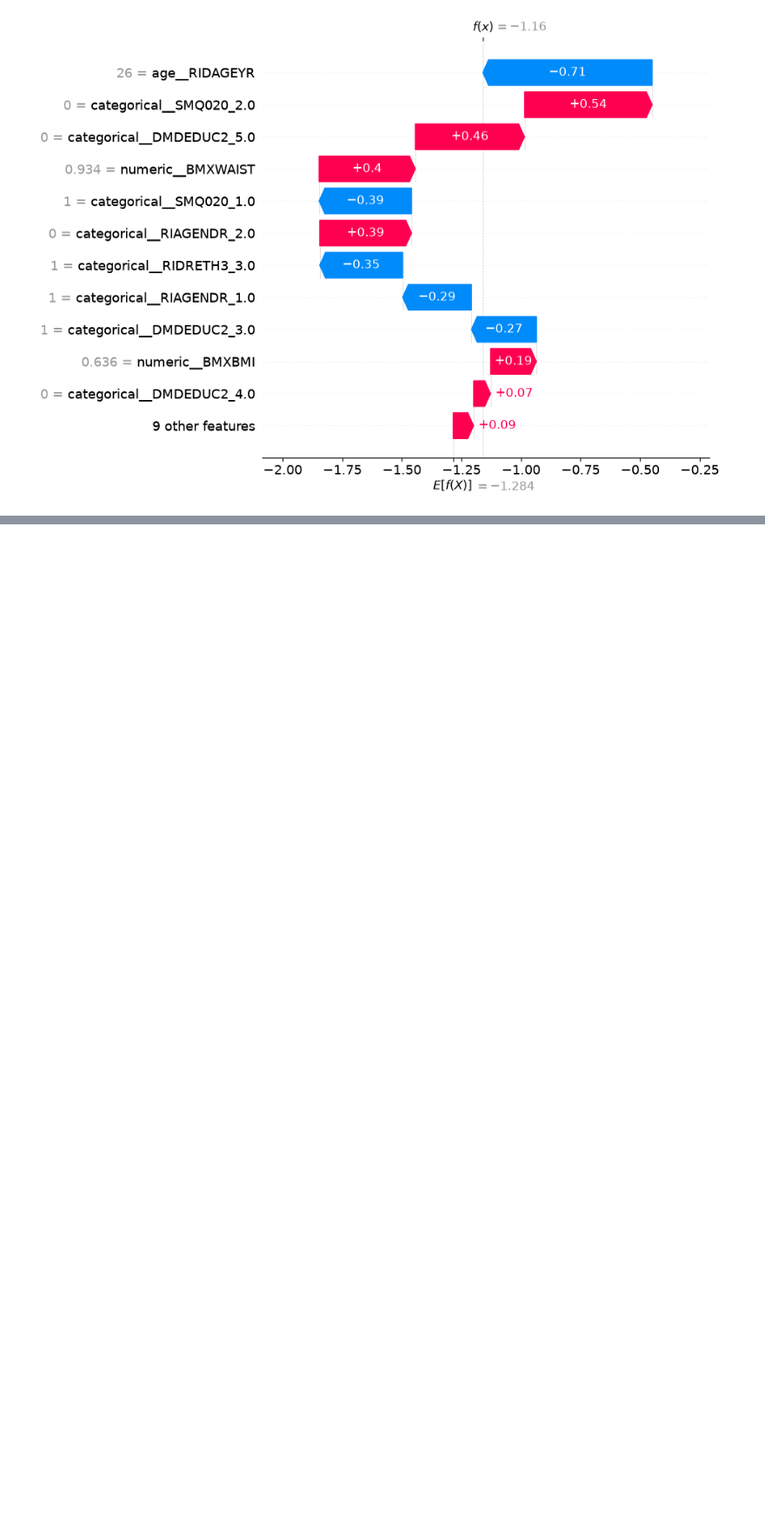
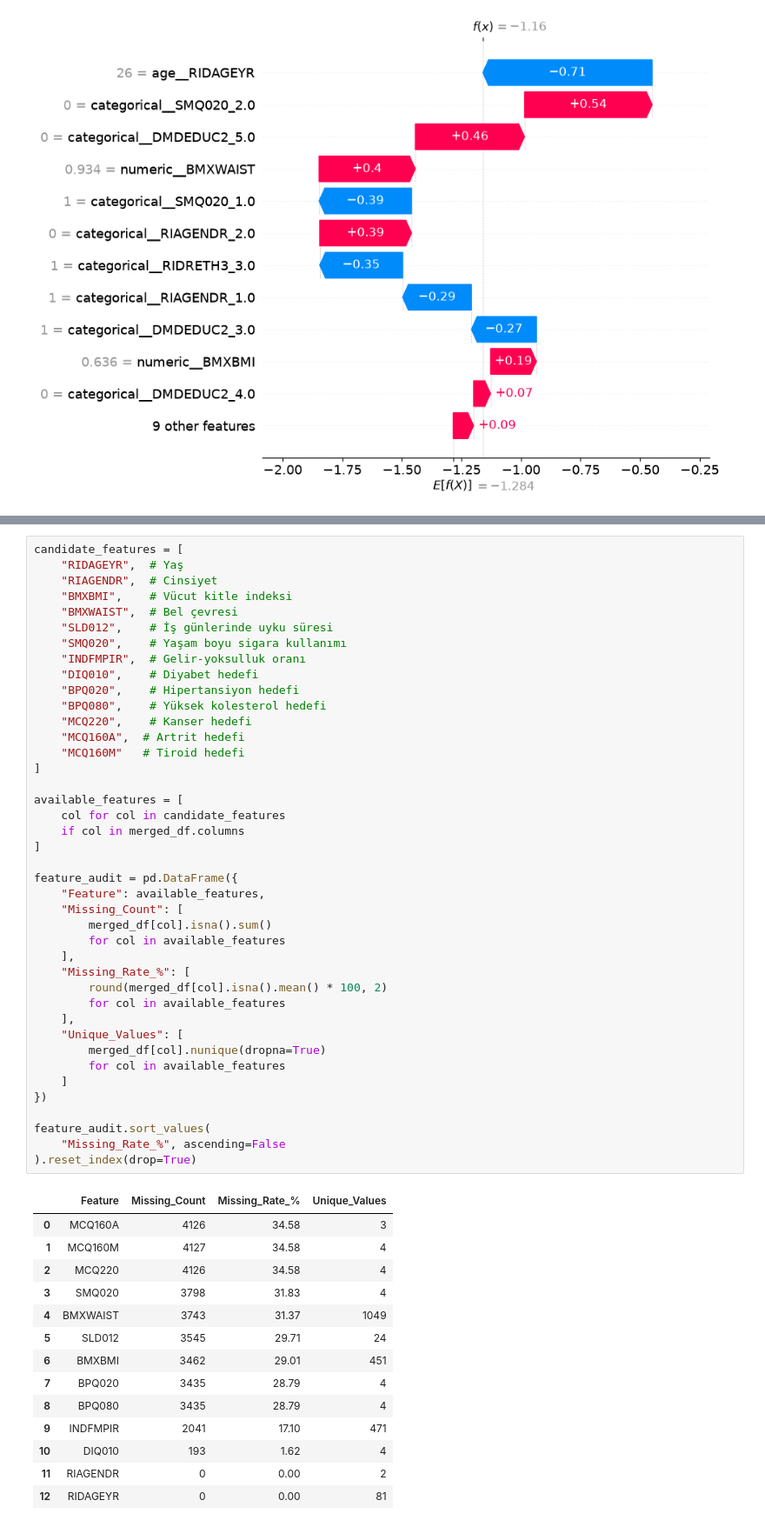
Before and after one commit to Huseyinyagmur/personalized-health-risk-assistant, a Jupyter notebook: nhanes_analysis.ipynb, the cells around one changed output, grey strips where cells are left out. Shown: that part at 87% size. Cells and saved outputs as stored; diff of their text form; blank space fills up the shorter version.

```diff
--- a/nhanes_analysis.ipynb
+++ b/nhanes_analysis.ipynb
@@ -1682,0 +1748,56 @@ shap.plots.waterfall(sample_explanation, max_display=12)
+# %%
+candidate_features = [
+    "RIDAGEYR",  # Yaş
+    "RIAGENDR",  # Cinsiyet
+    "BMXBMI",    # Vücut kitle indeksi
+    "BMXWAIST",  # Bel çevresi
+    "SLD012",    # İş günlerinde uyku süresi
+    "SMQ020",    # Yaşam boyu sigara kullanımı
+    "INDFMPIR",  # Gelir-yoksulluk oranı
+    "DIQ010",    # Diyabet hedefi
+    "BPQ020",    # Hipertansiyon hedefi
+    "BPQ080",    # Yüksek kolesterol hedefi
+    "MCQ220",    # Kanser hedefi
+    "MCQ160A",  # Artrit hedefi
+    "MCQ160M"   # Tiroid hedefi
+]
+
+available_features = [
+    col for col in candidate_features
+    if col in merged_df.columns
+]
+
+feature_audit = pd.DataFrame({
+    "Feature": available_features,
+    "Missing_Count": [
+        merged_df[col].isna().sum()
+        for col in available_features
+    ],
+    "Missing_Rate_%": [
+        round(merged_df[col].isna().mean() * 100, 2)
+        for col in available_features
+    ],
+    "Unique_Values": [
+        merged_df[col].nunique(dropna=True)
+        for col in available_features
+    ]
+})
+
+feature_audit.sort_values(
+    "Missing_Rate_%", ascending=False
+).reset_index(drop=True)
+# %% [output]
+|  | Feature | Missing_Count | Missing_Rate_% | Unique_Values |
+| 0 | MCQ160A | 4126 | 34.58 | 3 |
+| 1 | MCQ160M | 4127 | 34.58 | 4 |
+| 2 | MCQ220 | 4126 | 34.58 | 4 |
+| 3 | SMQ020 | 3798 | 31.83 | 4 |
+| 4 | BMXWAIST | 3743 | 31.37 | 1049 |
+| 5 | SLD012 | 3545 | 29.71 | 24 |
+| 6 | BMXBMI | 3462 | 29.01 | 451 |
+| 7 | BPQ020 | 3435 | 28.79 | 4 |
+| 8 | BPQ080 | 3435 | 28.79 | 4 |
+| 9 | INDFMPIR | 2041 | 17.10 | 471 |
+| 10 | DIQ010 | 193 | 1.62 | 4 |
+| 11 | RIAGENDR | 0 | 0.00 | 2 |
+| 12 | RIDAGEYR | 0 | 0.00 | 81 |
```
Also changed, not shown: parts of 14 cells of this notebook.
